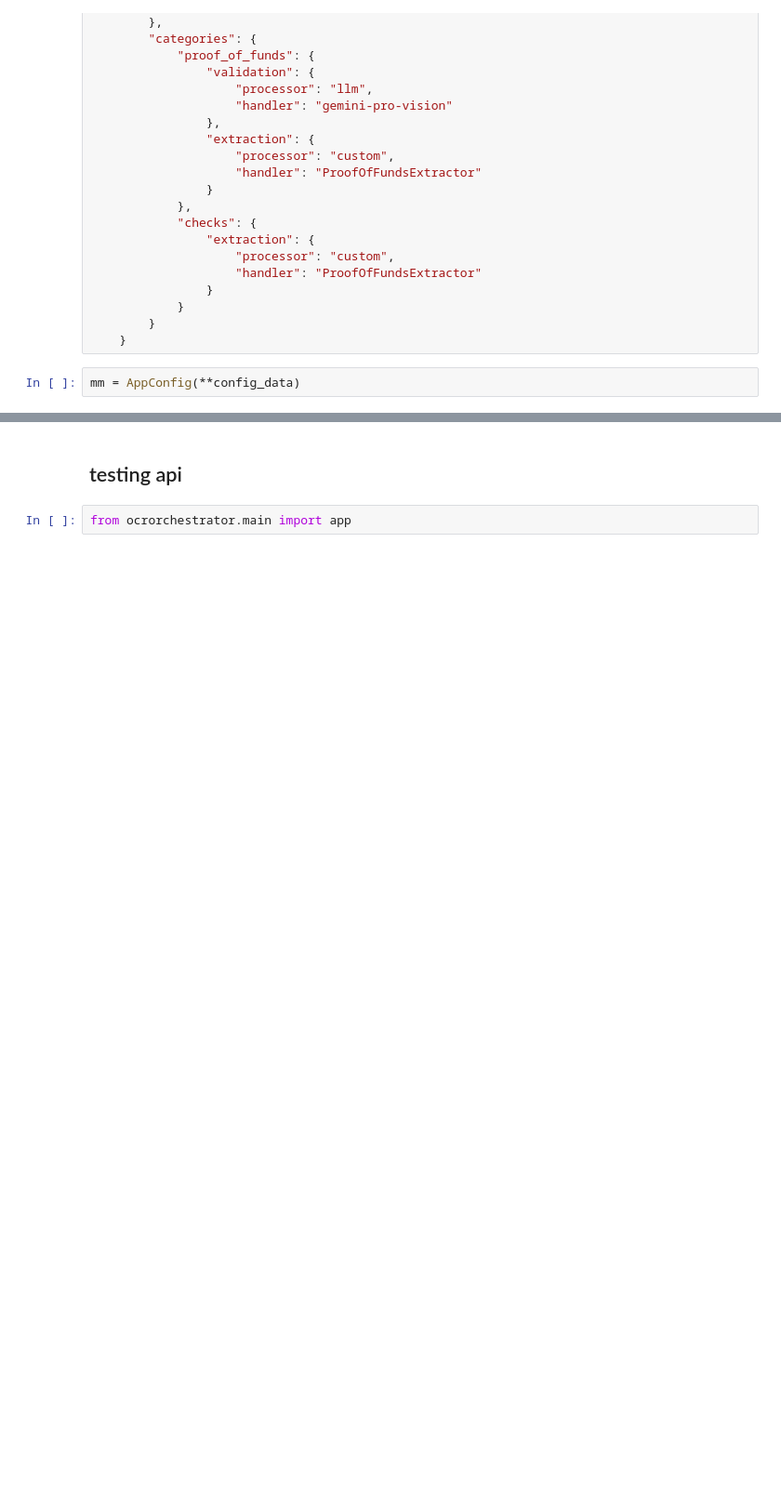
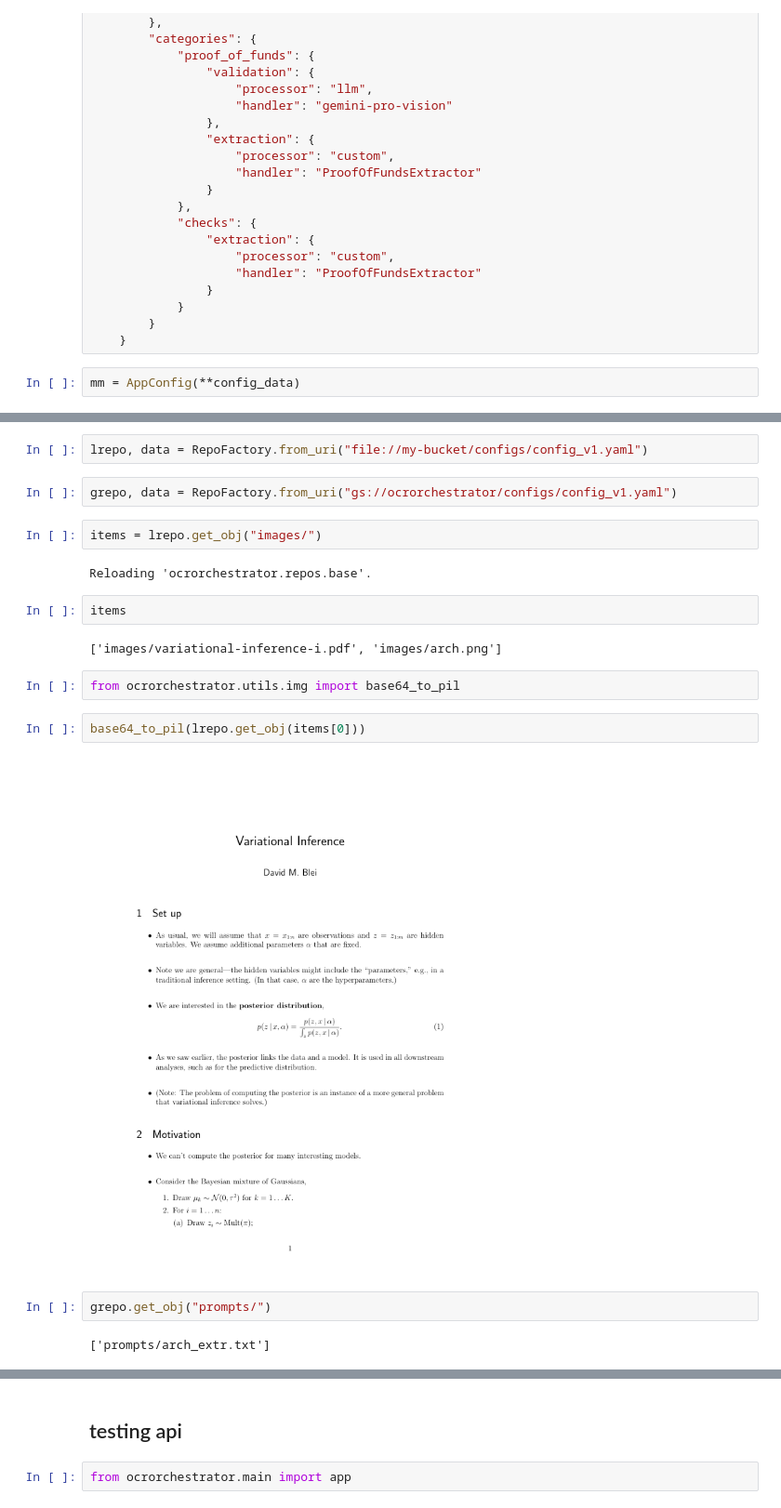
Before and after one commit to ajkdrag/ocrorchestrator, a Jupyter notebook: notebooks/exp.ipynb, the cells around one changed output, grey strips where cells are left out. Shown at 93% size. Saved outputs shown, nothing was run; the diff lists cells and outputs as text; blank space fills up the shorter version.

Commit message:
Updated repos and handlers for pdf and different filetypes

```diff
--- a/notebooks/exp.ipynb
+++ b/notebooks/exp.ipynb
@@ -71,0 +84,22 @@ DynamicMessage(
+# %%
+lrepo, data = RepoFactory.from_uri("file://my-bucket/configs/config_v1.yaml")
+# %%
+grepo, data = RepoFactory.from_uri("gs://ocrorchestrator/configs/config_v1.yaml")
+# %%
+items = lrepo.get_obj("images/")
+# %% [output]
+Reloading 'ocrorchestrator.repos.base'.
+# %%
+items
+# %% [output]
+['images/variational-inference-i.pdf', 'images/arch.png']
+# %%
+from ocrorchestrator.utils.img import base64_to_pil
+# %%
+base64_to_pil(lrepo.get_obj(items[0]))
+# %% [output]
+[figure, added]
+# %%
+grepo.get_obj("prompts/")
+# %% [output]
+['prompts/arch_extr.txt']
```
Also changed, not shown: parts of 14 cells of this notebook, 14 other files.
